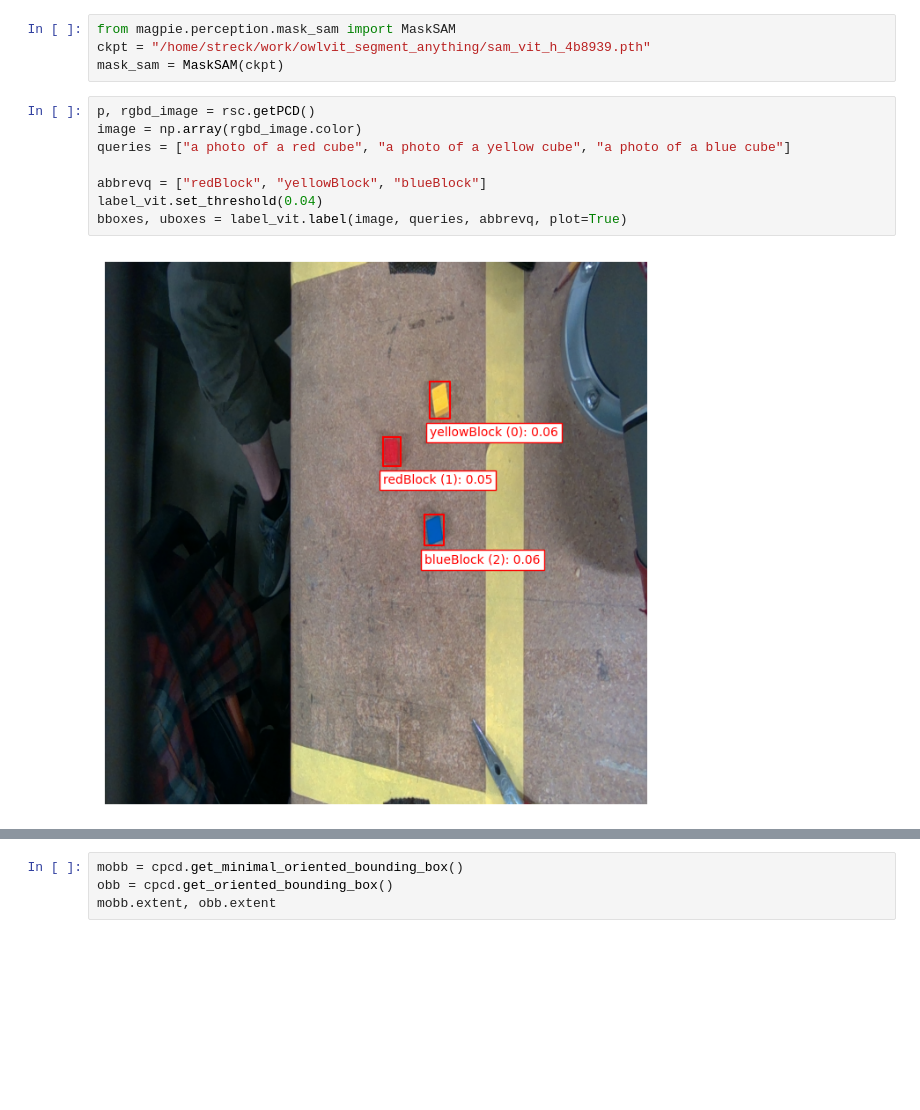
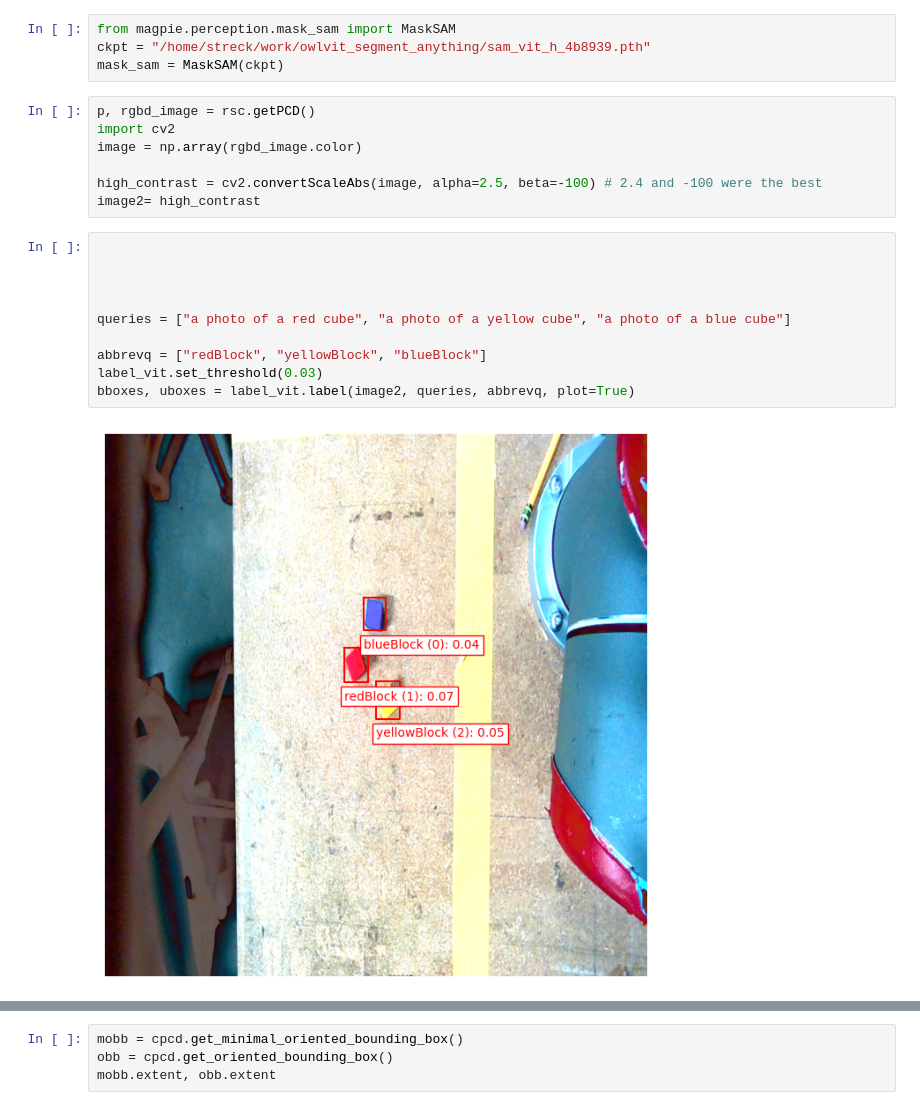
Before and after one commit to jwatson-CO-edu/OWL-ViT_Test_Blocksworld, a Jupyter notebook: Magpie-Yolo/block_task/open_block_image_test.ipynb, the cells around one changed output, grey strips where cells are left out. Cells and saved outputs as stored; diff of their text form; blank space fills up the shorter version.

```diff
--- a/Magpie-Yolo/block_task/open_block_image_test.ipynb
+++ b/Magpie-Yolo/block_task/open_block_image_test.ipynb
@@ -28,16 +28,25 @@ label_vit = LabelOWLViT(path)
 from magpie.perception.mask_sam import MaskSAM
 ckpt = "/home/streck/work/owlvit_segment_anything/sam_vit_h_4b8939.pth"
 mask_sam = MaskSAM(ckpt)
+# %%
+p, rgbd_image = rsc.getPCD()
+import cv2
+image = np.array(rgbd_image.color)
+
+high_contrast = cv2.convertScaleAbs(image, alpha=2.5, beta=-100) # 2.4 and -100 were the best
+image2= high_contrast
 # %%
-p, rgbd_image = rsc.getPCD()
-image = np.array(rgbd_image.color)
+
+
+
+
 queries = ["a photo of a red cube", "a photo of a yellow cube", "a photo of a blue cube"]
 
 abbrevq = ["redBlock", "yellowBlock", "blueBlock"]
-label_vit.set_threshold(0.04)
-bboxes, uboxes = label_vit.label(image, queries, abbrevq, plot=True)
+label_vit.set_threshold(0.03)
+bboxes, uboxes = label_vit.label(image2, queries, abbrevq, plot=True)
 # %% [output]
-[figure, old version]
+[figure, new version]
 # %%
 index = 1
 # this does the [x, y, z] --> [y, -x, z] grasp pose switch, and the -y inversio on the y-axis orientation
```
Also changed, not shown: parts of 5 cells of this notebook, 1 other file.
